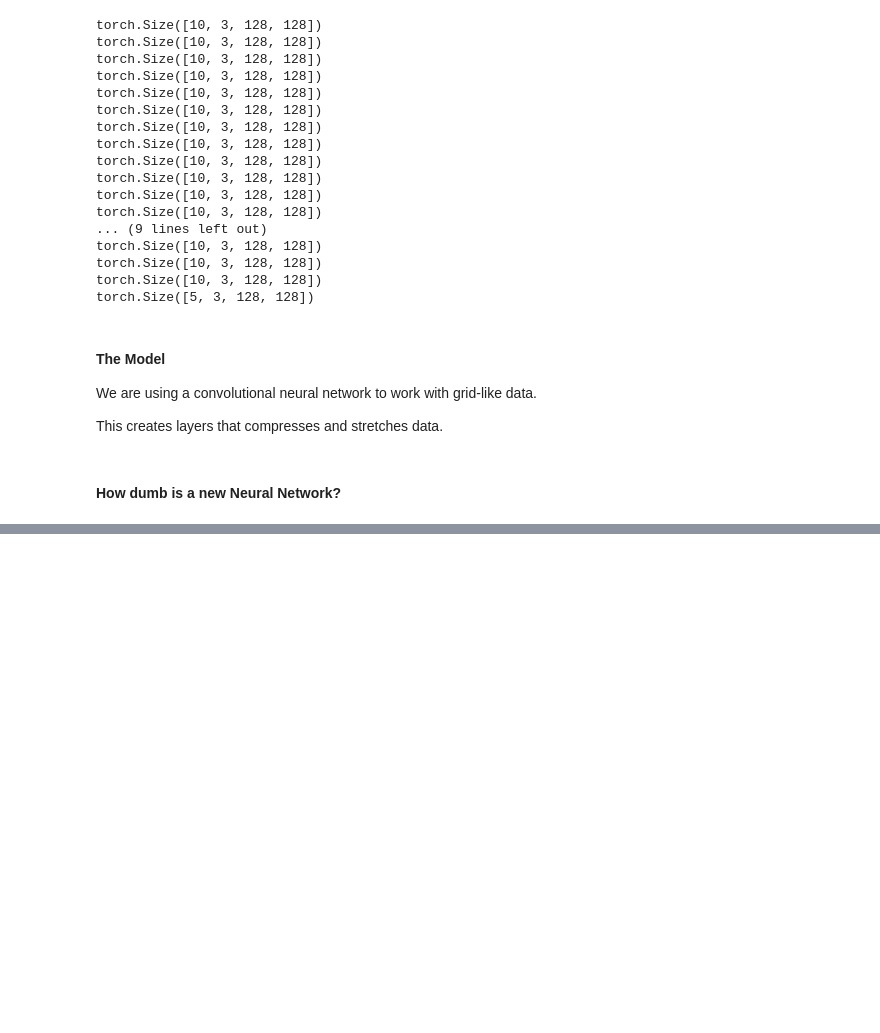
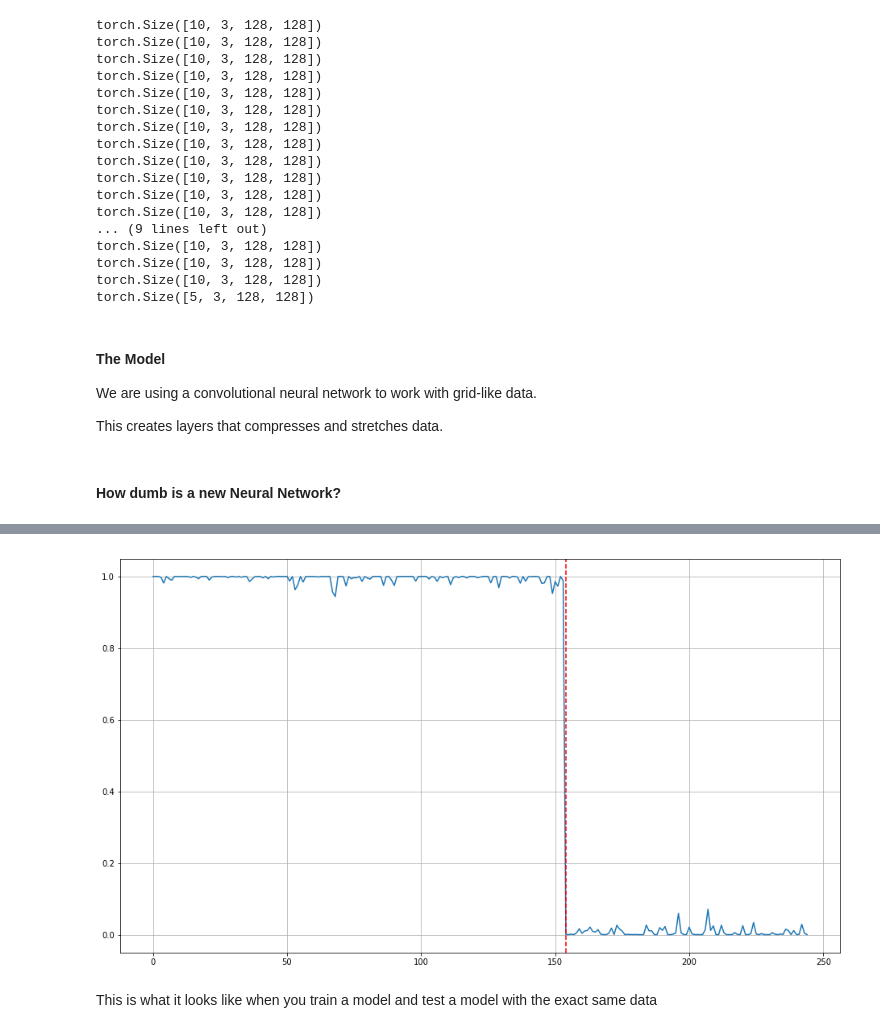
Before and after one commit to BradPohl/brain_tumor_detection, a Jupyter notebook: MRI-Brain-Tumor-Detector.ipynb, the cells around one changed output, grey strips where cells are left out. Saved outputs shown, nothing was run; the diff lists cells and outputs as text; code cells hidden in the pictures; blank space fills up the shorter version.

```diff
--- a/MRI-Brain-Tumor-Detector.ipynb
+++ b/MRI-Brain-Tumor-Detector.ipynb
@@ -260,0 +311,17 @@ accuracy_score(y_true, threshold(outputs))
+# %%
+for epoch in range(1, EPOCH):
+    losses = []
+    for d in dataloader:
+        optimizer.zero_grad() #reset optimizer
+        data = d['image'].to(device)
+        label = d['label'].to(device)
+        y_hat = model(data)
+        #define loss function
+        error = nn.BCELoss()
+        loss = torch.sum(error(y_hat.squeeze(), label))
+        loss.backward()
+        optimizer.step()
+        losses.append(loss.item())
+
+    if (epoch+1) % 10 == 0:
+        print(f'Train Epoch: {epoch+1}\tLoss:{np.mean(losses):.6f}')
@@ -260,0 +381,9 @@ accuracy_score(y_true, threshold(outputs))
+# %%
+plt.figure(figsize=(16,9))
+plt.plot(outputs)
+plt.axvline(x=len(tumor), color='r', linestyle='--')
+plt.grid()
+# %% [output]
+[figure, added]
+# %% [markdown]
+This is what it looks like when you train a model and test a model with the exact same data
```
Also changed, not shown: parts of 10 cells of this notebook.
